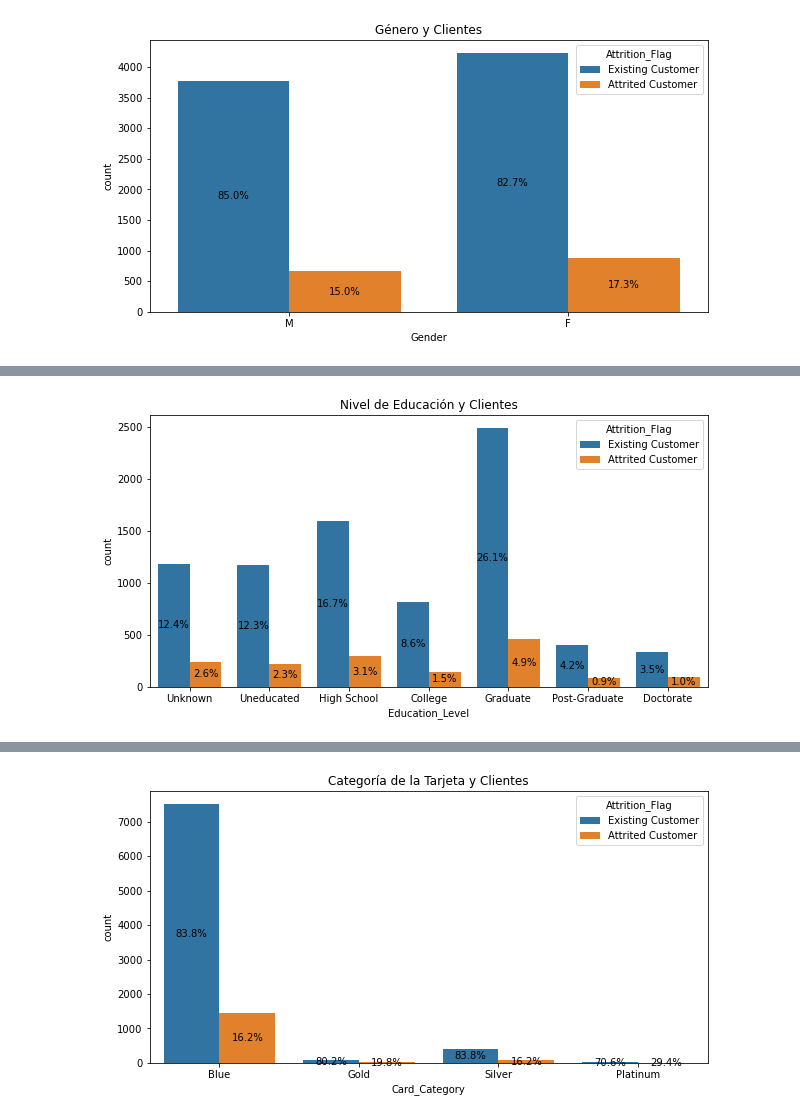
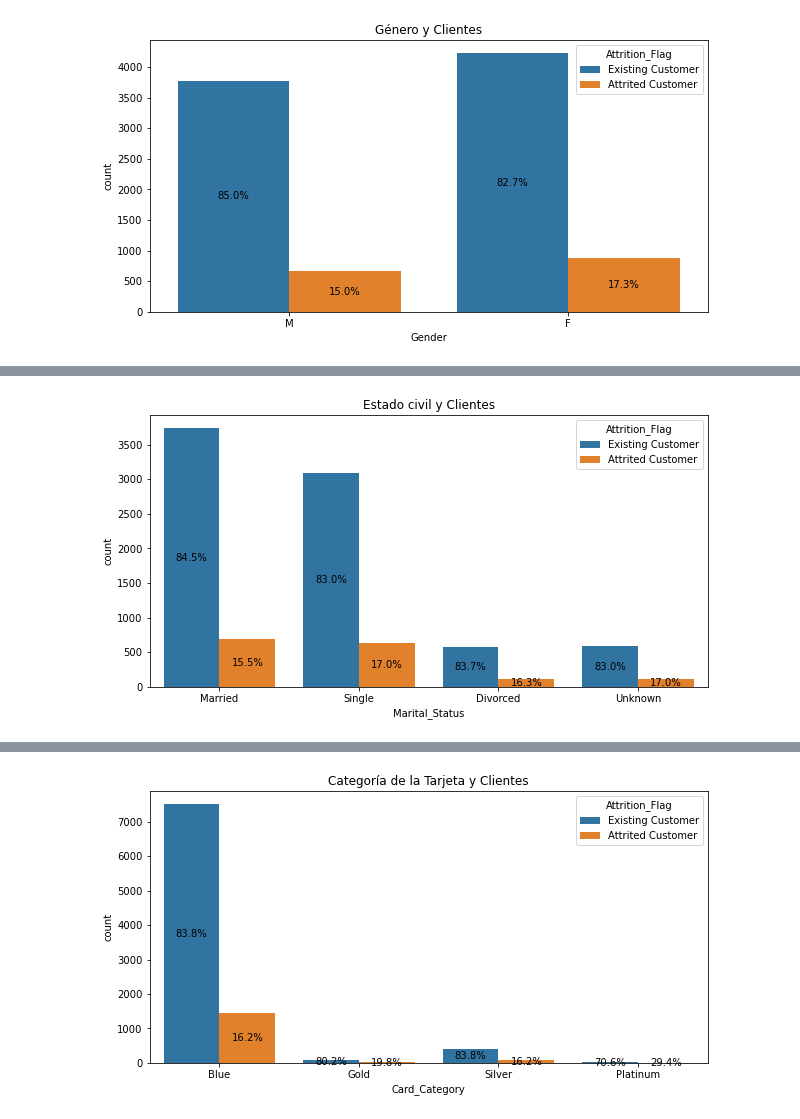
Before and after one commit to andreagonvic/Data-cleansing, a Jupyter notebook: CreditCardDataset.ipynb, the cells around one changed output, grey strips where cells are left out. Saved outputs shown, nothing was run; the diff lists cells and outputs as text; code cells hidden in the pictures.

```diff
--- a/CreditCardDataset.ipynb
+++ b/CreditCardDataset.ipynb
@@ -242,16 +281,28 @@ plt.show()
 # %%
 plt.figure(figsize=(10,5))
-plot=sns.countplot(x=datos_cleaned.Education_Level,hue=datos_cleaned.Attrition_Flag,
-                   order=['Unknown', 'Uneducated', 'High School', 'College', 'Graduate', 'Post-Graduate', 'Doctorate'])
-plt.title("Nivel de Educación y Clientes")
+plot=sns.countplot(x=datos_cleaned.Marital_Status,hue=datos_cleaned.Attrition_Flag,
+                  order=['Married', 'Single', 'Divorced','Unknown'])
+plt.title("Estado civil y Clientes")
 
-total = len(datos_cleaned['Education_Level'])
+total_married = len(datos_cleaned[datos_cleaned['Marital_Status'] == "Married"])
+total_single = len(datos_cleaned[datos_cleaned['Marital_Status'] == "Single"])
+total_divorced = len(datos_cleaned[datos_cleaned['Marital_Status'] == "Divorced"])
+total_unknown = len(datos_cleaned[datos_cleaned['Marital_Status'] == "Unknown"])
+i = 0
 for p in plot.patches:
-    percentage = '{:.1f}%'.format(100 * p.get_height()/total)
+    if (i == 0 or i == 4):
+        percentage = '{:.1f}%'.format(100 * p.get_height()/total_married)
+    elif (i == 1 or i == 5):
+        percentage = '{:.1f}%'.format(100 * p.get_height()/total_single)
+    elif (i == 2 or i == 6):
+        percentage = '{:.1f}%'.format(100 * p.get_height()/total_divorced)
+    else:
+        percentage = '{:.1f}%'.format(100 * p.get_height()/total_unknown)
     x = p.get_x() + p.get_width()/2
     y = p.get_y() + p.get_height()/2
     plot.annotate(percentage, (x, y), horizontalalignment='center', verticalalignment='center')
+    i+=1
 
 plt.show()
 # %% [output]
-[figure, old version]
+[figure, new version]
```
Also changed, not shown: parts of 8 cells of this notebook.
